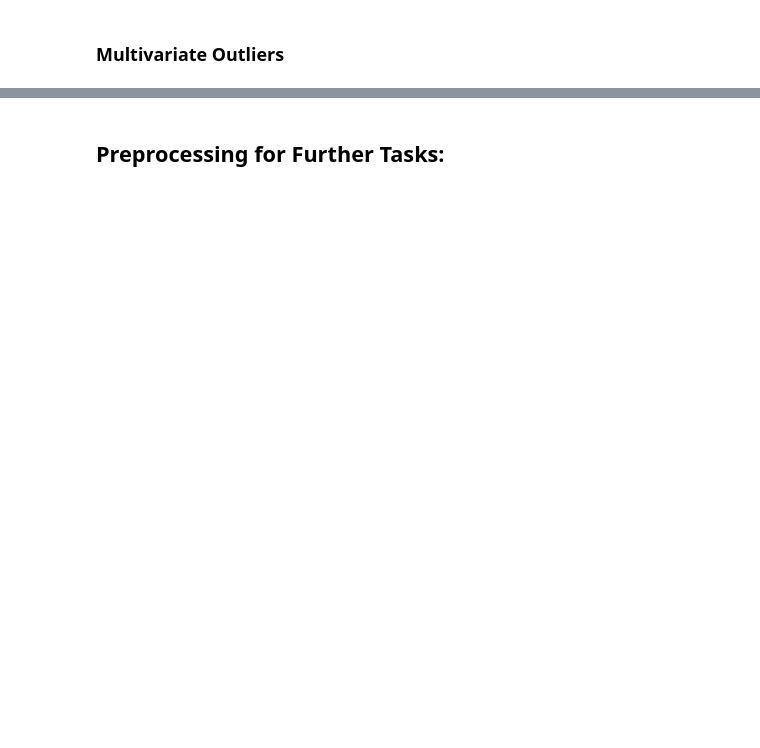
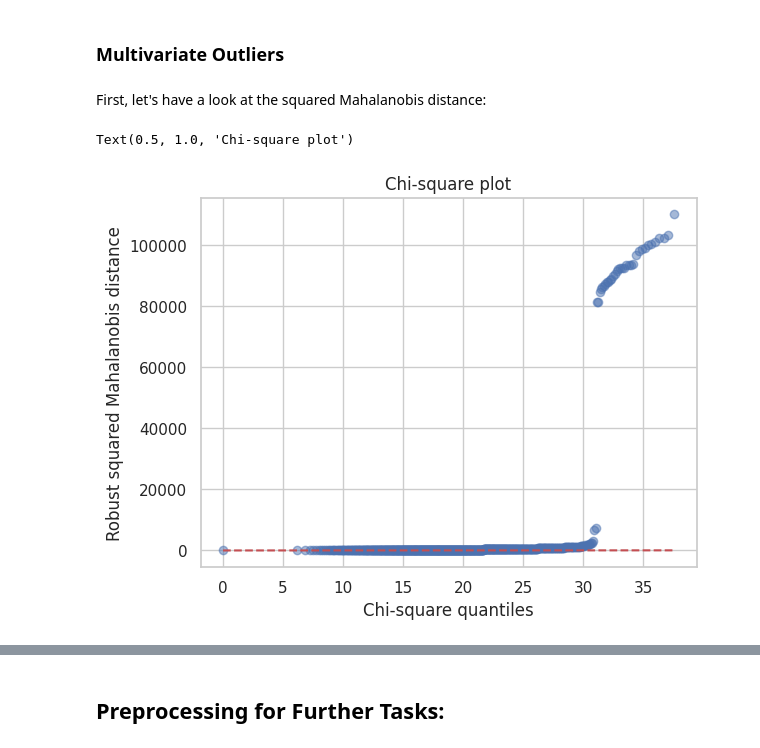
Before and after one commit to JHSchlegel/ML4Healthcare, a Jupyter notebook: project1/task1/EDA.ipynb, the cells around one changed output, grey strips where cells are left out. Drawn from its saved outputs; the diff is of its cells as text; code cells hidden in the pictures; blank space fills up the shorter version.

Commit message:
implemented squared mahalanobis distance

```diff
--- a/project1/task1/EDA.ipynb
+++ b/project1/task1/EDA.ipynb
@@ -207,2 +263,28 @@ sns.heatmap(corr, cmap='coolwarm', center=0, square=True, annot=True)
 # %% [markdown]
 ### Multivariate Outliers
+# %% [markdown]
+First, let's have a look at the squared Mahalanobis distance:
+# %%
+# this implementation is inspired by the code for the chisq.plot function in
+# the mvoutlier R package see:
+# https://github.com/cran/mvoutlier/blob/master/R/chisq.plot.R
+dummies_hd = pd.get_dummies(heart_failure).drop('heart_disease', axis=1)
+
+# fit robust covariance estimator
+mcd = MinCovDet().fit(dummies_hd)
+# calculate squared Mahalanobis distance
+squared_mahal_dist = mcd.mahalanobis(dummies_hd) ** 2
+sorted_squared_mahal_dist = np.sort(squared_mahal_dist)
+
+dof = dummies_hd.shape[1]
+quantiles = np.linspace(0., 0.99, len(sorted_squared_mahal_dist))
+chi2_quantiles = stats.chi2.ppf(quantiles, dof)
+
+plt.plot(chi2_quantiles, sorted_squared_mahal_dist, 'o', alpha=0.5)
+plt.plot(chi2_quantiles, chi2_quantiles, 'r--')
+plt.xlabel('Chi-square quantiles')
+plt.ylabel('Robust squared Mahalanobis distance')
+plt.title('Chi-square plot')
+# %% [output]
+Text(0.5, 1.0, 'Chi-square plot')
+[figure, added]
```
Also changed, not shown: parts of 11 cells of this notebook.
